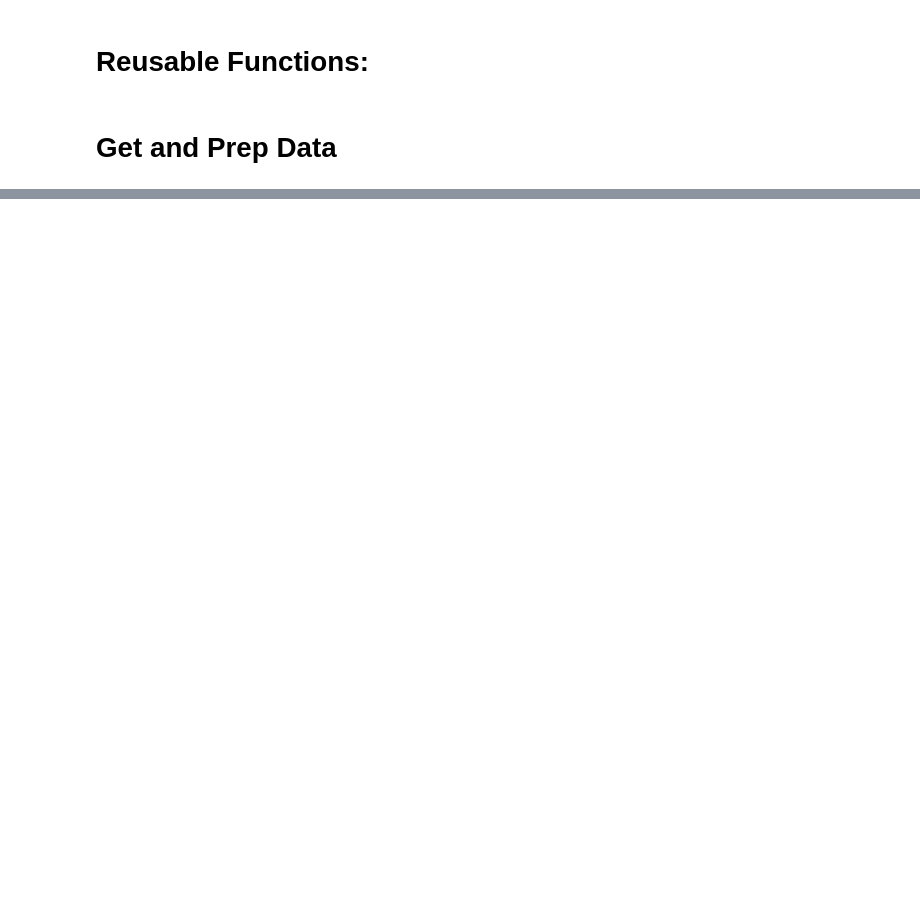
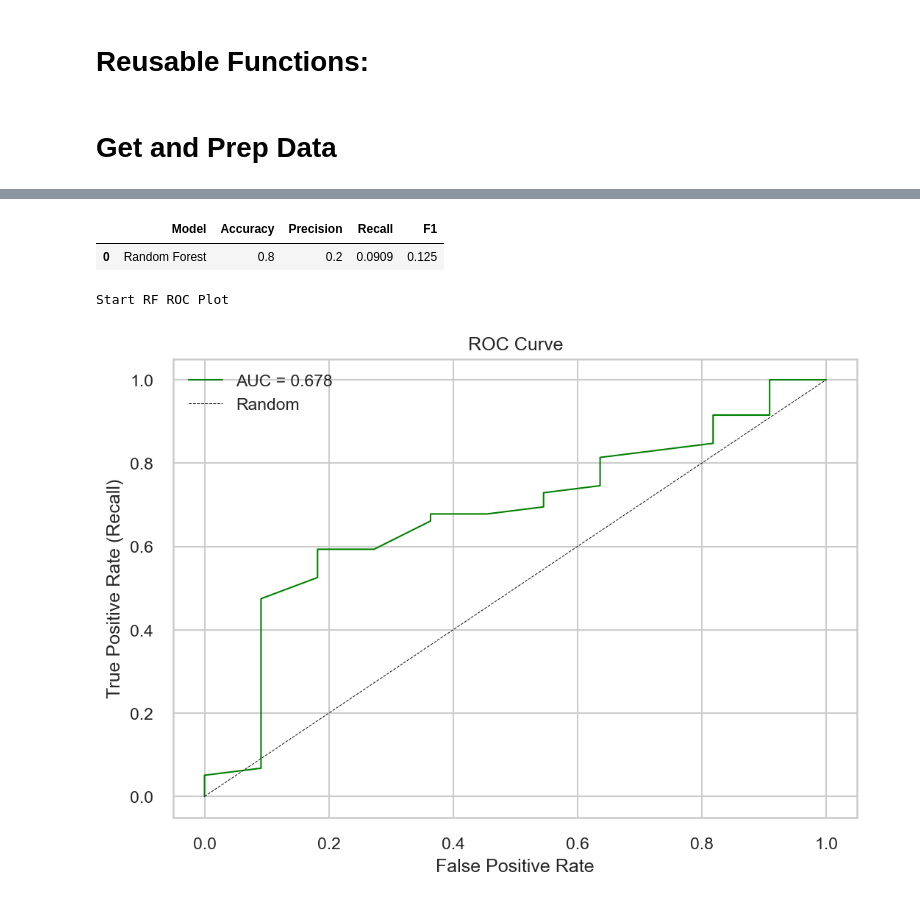
Before and after one commit to bcullinan32/CapstoneProject, a Jupyter notebook: Capstone_Modeling.ipynb, the cells around one changed output, grey strips where cells are left out. Drawn from its saved outputs; the diff is of its cells as text; code cells hidden in the pictures; blank space fills up the shorter version.

```diff
--- a/Capstone_Modeling.ipynb
+++ b/Capstone_Modeling.ipynb
@@ -239,0 +412,24 @@ completeDF_Imputed
+# %%
+#TODO - check params with .get_params
+# maybe add ration and check knn
+# Class Balancing
+print('*******************************************************************************')
+print("Before Balancing:")
+print("x_train shape: ", x_train.shape)
+print("y_train shape: ", y_train.shape)
+print("x_test shape: ", x_test.shape)
+print("y_test shape: ", y_test.shape)
+print()
+print(f"y_train value counts:",y_train.value_counts())
+print('*******************************************************************************')
+sm = SMOTE(random_state=2)
+x_train, y_train = sm.fit_resample(x_train, y_train)
+print('*******************************************************************************')
+print("After Balancing:")
+print("x_train shape: ", x_train.shape)
+print("y_train shape: ", y_train.shape)
+print("x_test shape: ", x_test.shape)
+print("y_test shape: ", y_test.shape)
+print()
+print(f"y_train value counts:",y_train.value_counts())
+print('*******************************************************************************')
@@ -239,0 +510,23 @@ completeDF_Imputed
+# %%
+# Random Forest -- Precision/Recall Scores
+
+## Set Params
+model_name = "Random Forest"
+
+## Call Function
+summaryDF = summaryStats(model_name,y_test,y_pred_rf, summaryStatsDF) # modelName(str), y_test, y_pred, df
+summaryDF
+# %% [output]
+|  | Model | Accuracy | Precision | Recall | F1 |
+| 0 | Random Forest | 0.8 | 0.2 | 0.0909 | 0.125 |
+# %%
+# ROC Curve/ AUC Score
+print("Start RF ROC Plot")
+
+## Call Function
+ROC_Curve_Plot(rf,x_test, y_test) # model, x_test, y_test
+plt.show()
+#plt.savefig(plotLoc+'RF_ROC.png')
+# %% [output]
+Start RF ROC Plot
+[figure, added]
```
Also changed, not shown: parts of 68 cells of this notebook, 16 other files.
